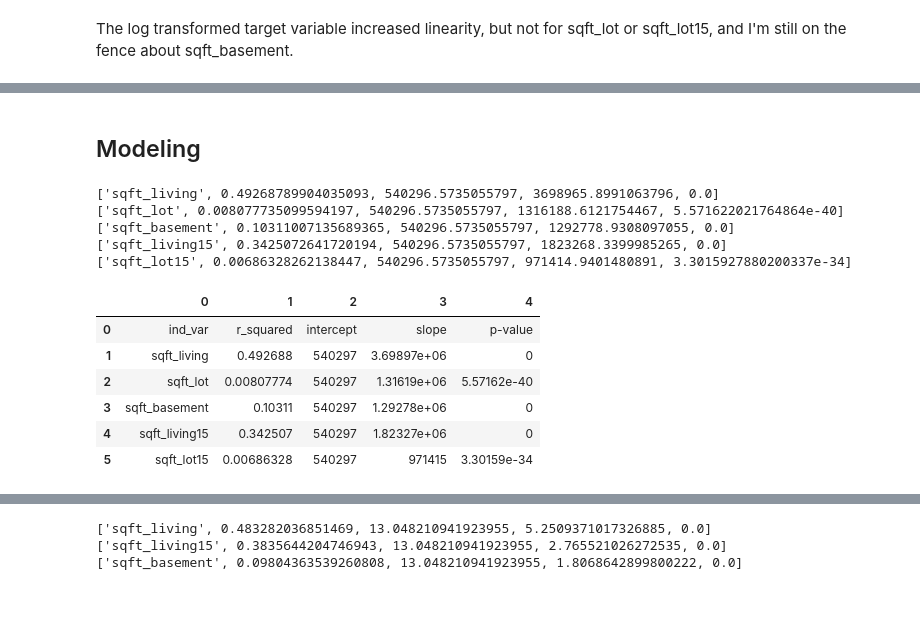
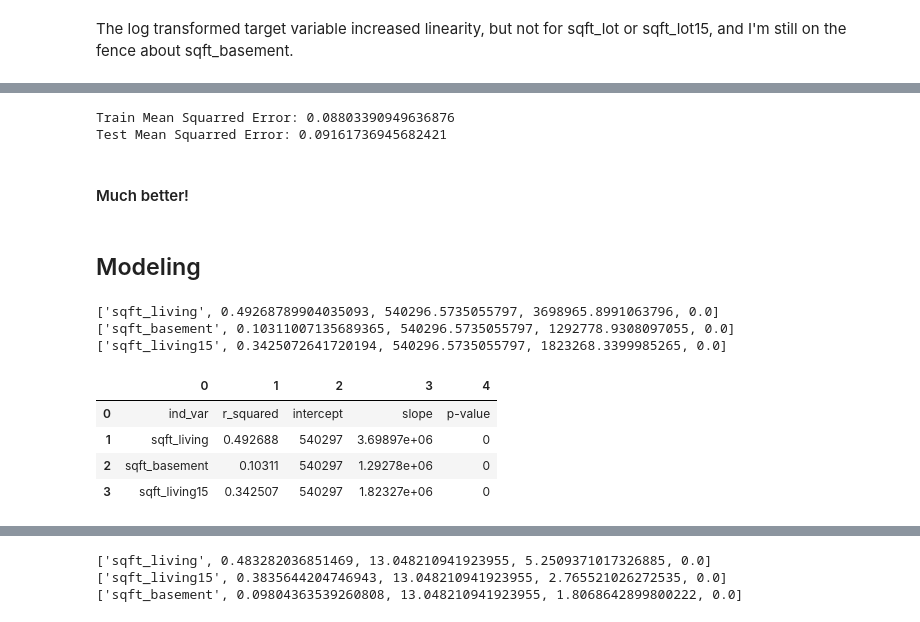
Before and after one commit to akelly66/Flatiron-School, a Jupyter notebook: Mod01/FinalProject-Mod01/dsc-1-final-project-online-ds-pt-041519/student.ipynb, the cells around one changed output, grey strips where cells are left out. Saved outputs shown, nothing was run; the diff lists cells and outputs as text; code cells hidden in the pictures.

Commit message:
More exploration and modeling, plus added test and training sets

```diff
--- a/Mod01/FinalProject-Mod01/dsc-1-final-project-online-ds-pt-041519/student.ipynb
+++ b/Mod01/FinalProject-Mod01/dsc-1-final-project-online-ds-pt-041519/student.ipynb
@@ -342,0 +355,2 @@ The log transformed target variable increased linearity, but not for sqft_lot or
+# %%
+features.drop(['sqft_lot','sqft_lot15'], axis=1, inplace=True) #Dropping for linearity issues
@@ -343,34 +423,37 @@ The log transformed target variable increased linearity, but not for sqft_lot or
+# %%
+mse_train = np.sum((y_train-y_hat_train)**2)/len(y_train)
+mse_test =np.sum((y_test-y_hat_test)**2)/len(y_test)
+print('Train Mean Squarred Error:', mse_train)
+print('Test Mean Squarred Error:', mse_test)
+# %% [output]
+Train Mean Squarred Error: 0.08803390949636876
+Test Mean Squarred Error: 0.09161736945682421
+# %% [markdown]
+#### Much better!
 # %% [markdown]
 ## Modeling
 # %%
 import statsmodels.formula.api as smf
 from statsmodels.formula.api import ols
-# %%
-cleaned_df = pd.concat([target, features], axis=1)
-cleaned_df = cleaned_df.rename({0:'price'}, axis=1)
 # %%
-x_cols = ['sqft_living', 'sqft_lot', 'sqft_basement', 'sqft_living15', 'sqft_lot15']
+x_cols = ['sqft_living', 'sqft_basement', 'sqft_living15']
 dependent = 'price'
 results = [['ind_var', 'r_squared', 'intercept', 'slope', 'p-value' ]]
 for i, col in enumerate(x_cols):
     formula = dependent + '~' + col
     model = smf.ols(formula=formula, data=cleaned_df).fit()
     X_new = pd.DataFrame({col: [cleaned_df[col].min(), cleaned_df[col].max()]});
     preds = model.predict(X_new)
     results.append([col, model.rsquared, model.params[0], model.params[1], model.pvalues[1]])
     print(results[1+i])
 
 pd.DataFrame(results) #Results for just the continuous variables
 # %% [output]
 ['sqft_living', 0.49268789904035093, 540296.5735055797, 3698965.8991063796, 0.0]
-['sqft_lot', 0.008077735099594197, 540296.5735055797, 1316188.6121754467, 5.571622021764864e-40]
 ['sqft_basement', 0.10311007135689365, 540296.5735055797, 1292778.9308097055, 0.0]
 ['sqft_living15', 0.3425072641720194, 540296.5735055797, 1823268.3399985265, 0.0]
-['sqft_lot15', 0.00686328262138447, 540296.5735055797, 971414.9401480891, 3.3015927880200337e-34]
 |  | 0 | 1 | 2 | 3 | 4 |
 | 0 | ind_var | r_squared | intercept | slope | p-value |
 | 1 | sqft_living | 0.492688 | 540297 | 3.69897e+06 | 0 |
-| 2 | sqft_lot | 0.00807774 | 540297 | 1.31619e+06 | 5.57162e-40 |
-| 3 | sqft_basement | 0.10311 | 540297 | 1.29278e+06 | 0 |
-| 4 | sqft_living15 | 0.342507 | 540297 | 1.82327e+06 | 0 |
-| 5 | sqft_lot15 | 0.00686328 | 540297 | 971415 | 3.30159e-34 |
+| 2 | sqft_basement | 0.10311 | 540297 | 1.29278e+06 | 0 |
+| 3 | sqft_living15 | 0.342507 | 540297 | 1.82327e+06 | 0 |
```
Also changed, not shown: parts of 19 cells of this notebook.
